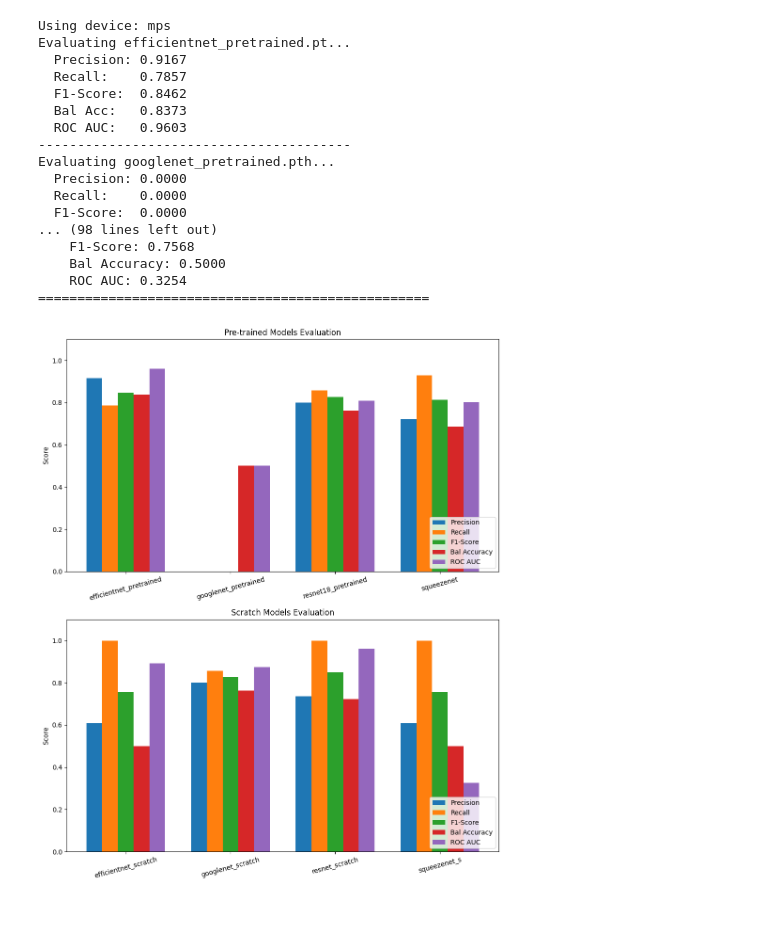
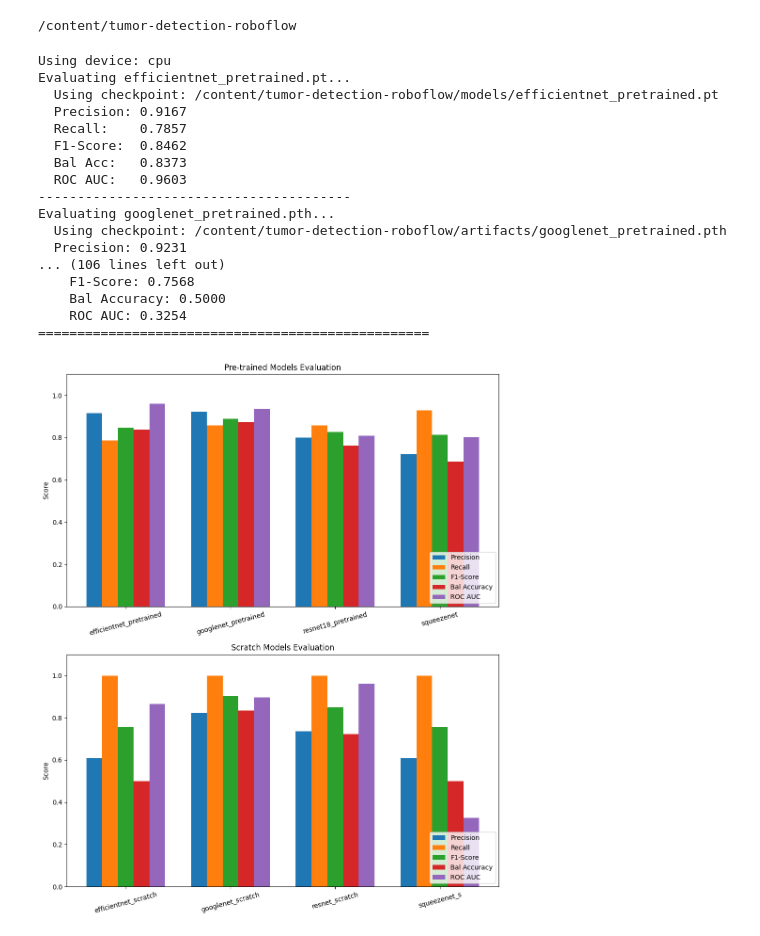
Before and after one commit to HamzaElhmd/tumor-detection-roboflow, a Jupyter notebook: evaluate.ipynb, the cells around one changed output. Drawn from its saved outputs; the diff is of its cells as text; code cells hidden in the pictures.

Commit message:
Update evaluation without models.zip

```diff
--- a/evaluate.ipynb
+++ b/evaluate.ipynb
@@ -3,15 +15,21 @@ import os
 import torch
 import matplotlib.pyplot as plt
 import numpy as np
+from pathlib import Path
+import sys
 from torchvision.datasets import ImageFolder
 from torch.utils.data import DataLoader
 from sklearn.metrics import precision_score, recall_score, f1_score, balanced_accuracy_score, roc_auc_score
 from torchvision.models import resnet18, efficientnet_b0, squeezenet1_0, googlenet
 
+ROOT = Path.cwd() / 'tumor-detection-roboflow'
+sys.path.insert(0, str(ROOT))
+print(ROOT)
+
 # Local imports
 from preprocess import ImagePreprocessor
 from models.small_resnet import SmallResNet
-from models.googlenet import GoogLeNet
+from googlenet import GoogLeNet
 
 import warnings
 warnings.filterwarnings("ignore")
@@ -21,5 +39,7 @@ plt.rcParams['font.weight'] = 'normal'
 plt.rcParams['axes.labelweight'] = 'normal'
 plt.rcParams['axes.titleweight'] = 'normal'
 plt.rcParams['figure.titleweight'] = 'normal'
+# %% [output]
+/content/tumor-detection-roboflow
 # %%
 def load_model(model_name):
@@ -87,7 +147,9 @@ def evaluate_model(model, dataloader, model_name, device):
 
     return all_labels, all_preds, all_probs
 # %%
-test_dir = 'brain-Tumor-1/test'
+import torch.nn as nn
+
+test_dir = ROOT / 'brain-Tumor-1/test'
 
 preprocessor = ImagePreprocessor(size=(224, 224))
 test_dataset = ImageFolder(test_dir, transform=preprocessor.test_transform)
@@ -121,6 +183,8 @@ for group_name, models in groups.items():
     results[group_name] = {}
     for model_name in models:
         print(f"Evaluating {model_name}...")
+        # Fix: Pass only the filename string to load_model, as expected by its internal logic
+        # for identifying the model architecture.
         model = load_model(model_name)
         labels, preds, probs = evaluate_model(model, test_loader, model_name, device)
 
@@ -143,7 +207,7 @@ for group_name, models in groups.items():
         print(f"  F1-Score:  {f1:.4f}")
         print(f"  Bal Acc:   {bal_acc:.4f}")
         print(f"  ROC AUC:   {auc:.4f}")
-        print("-" * 40)
+        print("--" * 20)
 
 # Print summary table
 print("\n" + "="*50)
@@ -171,36 +235,36 @@ for i, group_name in enumerate(['Pre-trained', 'Scratch']):
     x = np.arange(len(model_names))
     width = 0.15
 
     for j, metric in enumerate(metrics):
         values = [group_results[m][metric] for m in model_names]
         ax.bar(x + j*width - width*2, values, width, label=metric)
 
     ax.set_ylabel('Score', fontweight='normal')
     ax.set_title(f'{group_name} Models Evaluation', fontweight='normal')
     ax.set_xticks(x)
     # remove extensions for display
     ax.set_xticklabels([m.split('.')[0] for m in model_names], fontweight='normal', rotation=15)
     ax.legend(loc='lower right', prop={'weight': 'normal'})
     ax.set_ylim(0, 1.1)
 
 plt.tight_layout()
 plt.savefig('plots/evaluation_results.png')
 # %% [output]
-Using device: mps
+Using device: cpu
 Evaluating efficientnet_pretrained.pt...
+  Using checkpoint: /content/tumor-detection-roboflow/models/efficientnet_pretrained.pt
   Precision: 0.9167
   Recall:    0.7857
   F1-Score:  0.8462
   Bal Acc:   0.8373
   ROC AUC:   0.9603
 ----------------------------------------
 Evaluating googlenet_pretrained.pth...
-  Precision: 0.0000
-  Recall:    0.0000
-  F1-Score:  0.0000
-... (98 lines left out)
+  Using checkpoint: /content/tumor-detection-roboflow/artifacts/googlenet_pretrained.pth
+  Precision: 0.9231
+... (106 lines left out)
     F1-Score: 0.7568
     Bal Accuracy: 0.5000
     ROC AUC: 0.3254
 ==================================================
-[figure, old version]
+[figure, new version]
```
Also changed, not shown: parts of 3 cells of this notebook, 3 other files.
